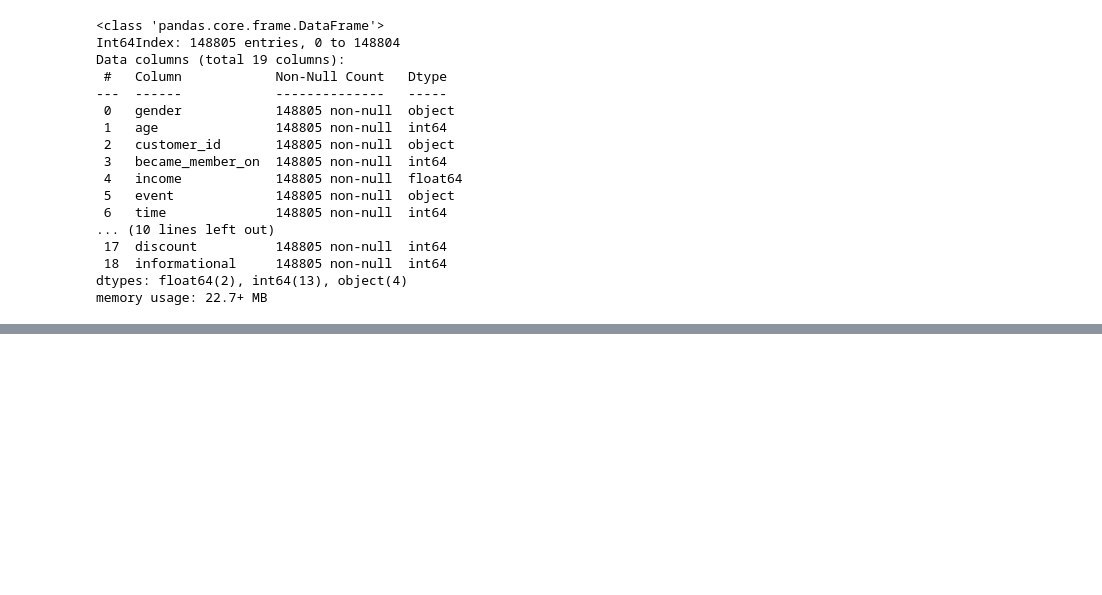
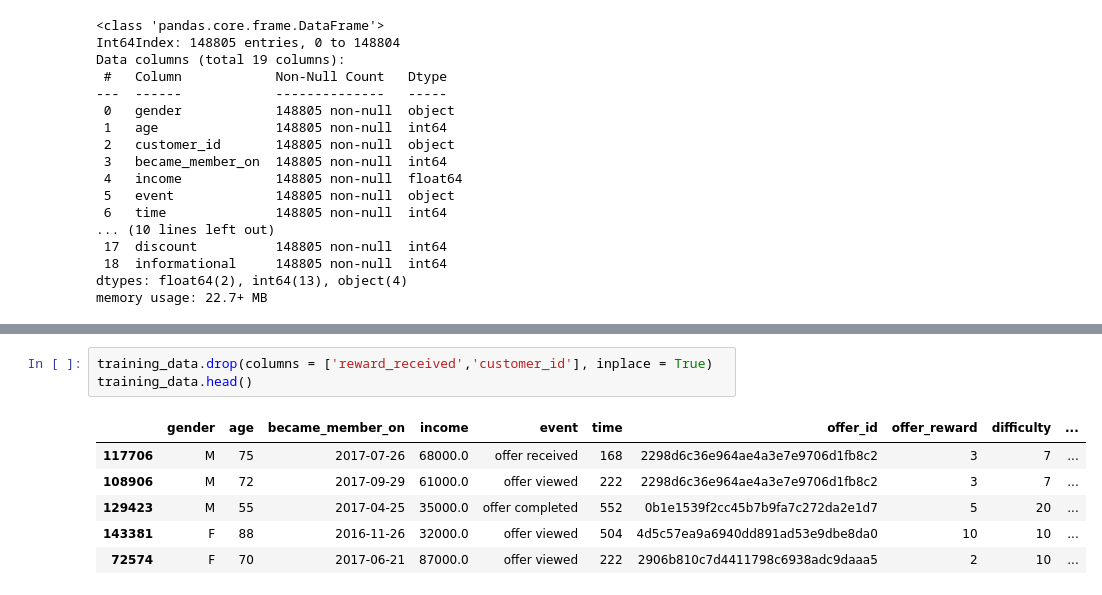
Before and after one commit to edidiongaligbe/Starbucks_Capstone_Project, a Jupyter notebook: Starbucks_Project.ipynb, the cells around one changed output, grey strips where cells are left out. Drawn from its saved outputs; the diff is of its cells as text; blank space fills up the shorter version.

```diff
--- a/Starbucks_Project.ipynb
+++ b/Starbucks_Project.ipynb
@@ -522,0 +522,10 @@ df.head()
+# %%
+training_data.drop(columns = ['reward_received','customer_id'], inplace = True)
+training_data.head()
+# %% [output]
+|  | gender | age | became_member_on | income | event | time | offer_id | offer_reward | difficulty | ... |
+| 117706 | M | 75 | 2017-07-26 | 68000.0 | offer received | 168 | 2298d6c36e964ae4a3e7e9706d1fb8c2 | 3 | 7 | ... |
+| 108906 | M | 72 | 2017-09-29 | 61000.0 | offer viewed | 222 | 2298d6c36e964ae4a3e7e9706d1fb8c2 | 3 | 7 | ... |
+| 129423 | M | 55 | 2017-04-25 | 35000.0 | offer completed | 552 | 0b1e1539f2cc45b7b9fa7c272da2e1d7 | 5 | 20 | ... |
+| 143381 | F | 88 | 2016-11-26 | 32000.0 | offer viewed | 504 | 4d5c57ea9a6940dd891ad53e9dbe8da0 | 10 | 10 | ... |
+| 72574 | F | 70 | 2017-06-21 | 87000.0 | offer viewed | 222 | 2906b810c7d4411798c6938adc9daaa5 | 2 | 10 | ... |
```
Also changed, not shown: parts of 17 cells of this notebook.
